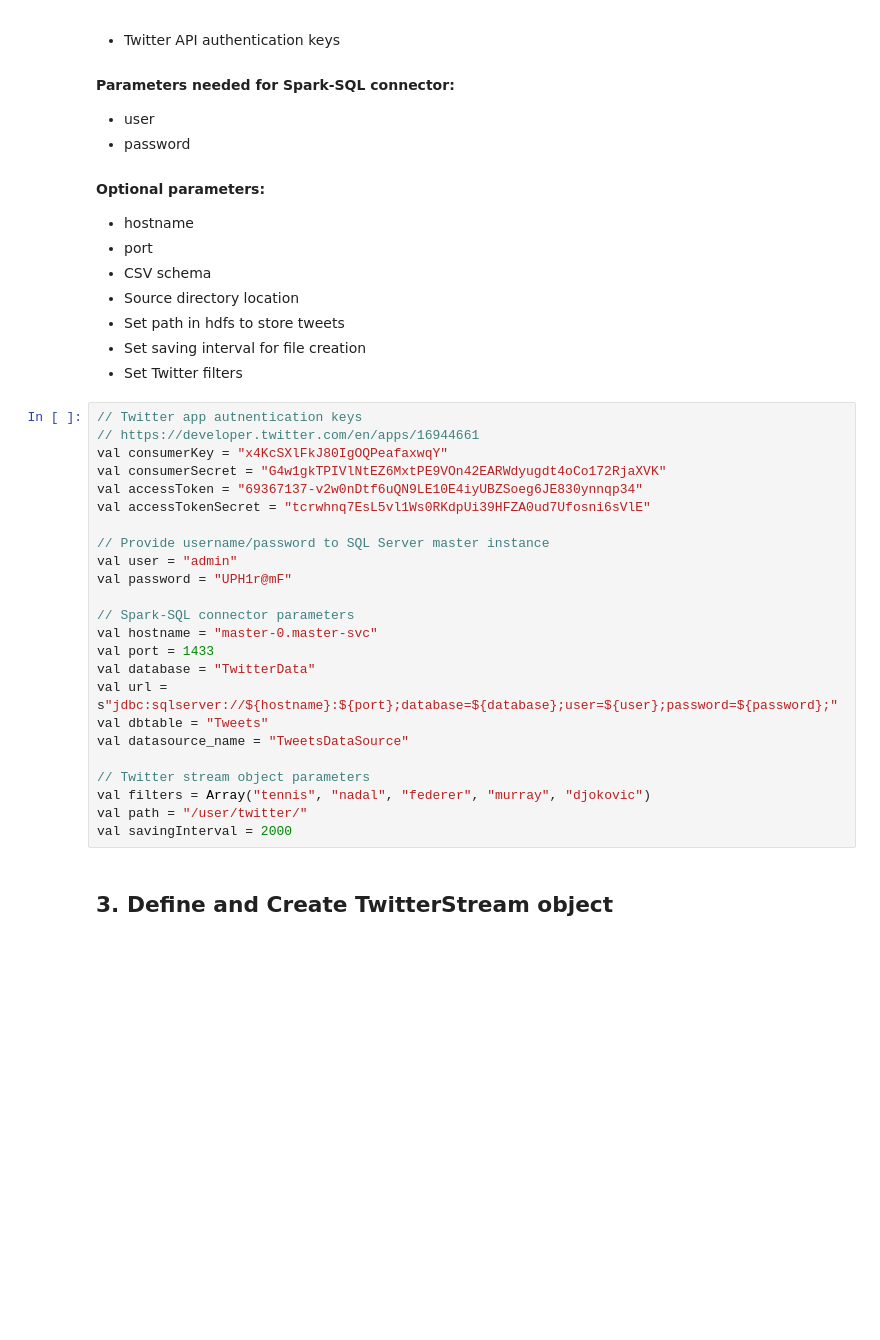
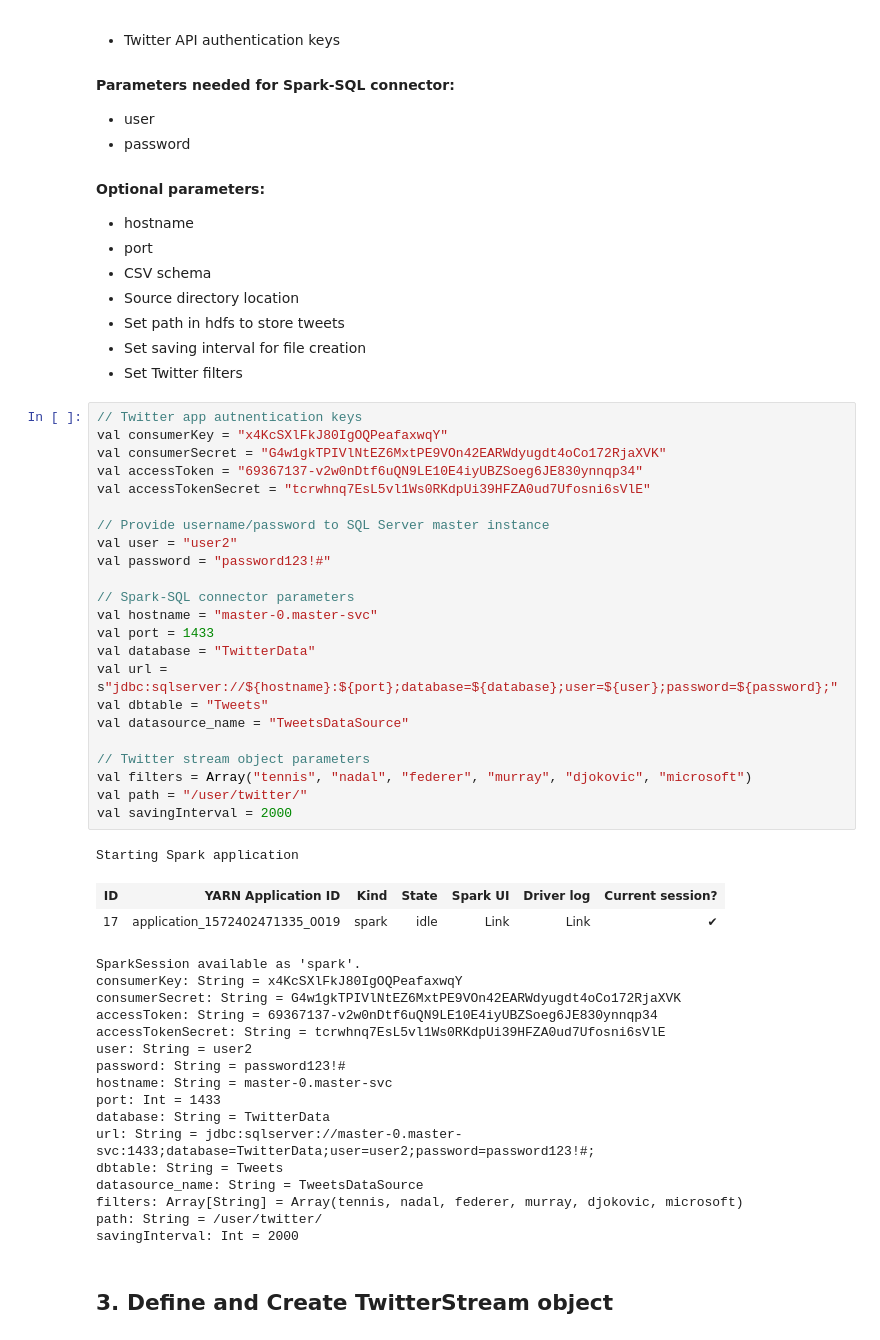
Before and after one commit to hfleitas/seattle2019, a Jupyter notebook: 2SentimentPrediction/SparkTwitter.ipynb, the cells around one changed output. Cells and saved outputs as stored; diff of their text form; blank space fills up the shorter version.

```diff
--- a/2SentimentPrediction/SparkTwitter.ipynb
+++ b/2SentimentPrediction/SparkTwitter.ipynb
@@ -151,28 +156,47 @@ In this example, the connection is made from Spark to the SQL Server master inst
 - Set Twitter filters
 # %%
 // Twitter app autnentication keys
-// https://developer.twitter.com/en/apps/16944661
 val consumerKey = "x4KcSXlFkJ80IgOQPeafaxwqY"
 val consumerSecret = "G4w1gkTPIVlNtEZ6MxtPE9VOn42EARWdyugdt4oCo172RjaXVK"
 val accessToken = "69367137-v2w0nDtf6uQN9LE10E4iyUBZSoeg6JE830ynnqp34"
 val accessTokenSecret = "tcrwhnq7EsL5vl1Ws0RKdpUi39HFZA0ud7Ufosni6sVlE"
 
 // Provide username/password to SQL Server master instance
-val user = "admin"
-val password = "UPH1r@mF"
+val user = "user2"
+val password = "password123!#"
 
 // Spark-SQL connector parameters
 val hostname = "master-0.master-svc"
 val port = 1433
 val database = "TwitterData"
 val url = s"jdbc:sqlserver://${hostname}:${port};database=${database};user=${user};password=${password};"
 val dbtable = "Tweets"
 val datasource_name = "TweetsDataSource"
 
 // Twitter stream object parameters
-val filters = Array("tennis", "nadal", "federer", "murray", "djokovic")
+val filters = Array("tennis", "nadal", "federer", "murray", "djokovic", "microsoft")
 val path = "/user/twitter/"
 val savingInterval = 2000
+# %% [output]
+Starting Spark application
+| ID | YARN Application ID | Kind | State | Spark UI | Driver log | Current session? |
+| 17 | application_1572402471335_0019 | spark | idle | Link | Link | ✔ |
+SparkSession available as 'spark'.
+consumerKey: String = x4KcSXlFkJ80IgOQPeafaxwqY
+consumerSecret: String = G4w1gkTPIVlNtEZ6MxtPE9VOn42EARWdyugdt4oCo172RjaXVK
+accessToken: String = 69367137-v2w0nDtf6uQN9LE10E4iyUBZSoeg6JE830ynnqp34
+accessTokenSecret: String = tcrwhnq7EsL5vl1Ws0RKdpUi39HFZA0ud7Ufosni6sVlE
+user: String = user2
+password: String = password123!#
+hostname: String = master-0.master-svc
+port: Int = 1433
+database: String = TwitterData
+url: String = jdbc:sqlserver://master-0.master-svc:1433;database=TwitterData;user=user2;password=password123!#;
+dbtable: String = Tweets
+datasource_name: String = TweetsDataSource
+filters: Array[String] = Array(tennis, nadal, federer, murray, djokovic, microsoft)
+path: String = /user/twitter/
+savingInterval: Int = 2000
 # %% [markdown]
 ## **3. Define and Create TwitterStream object**
 # %%
```
Also changed, not shown: parts of 13 cells of this notebook, 6 other files.
